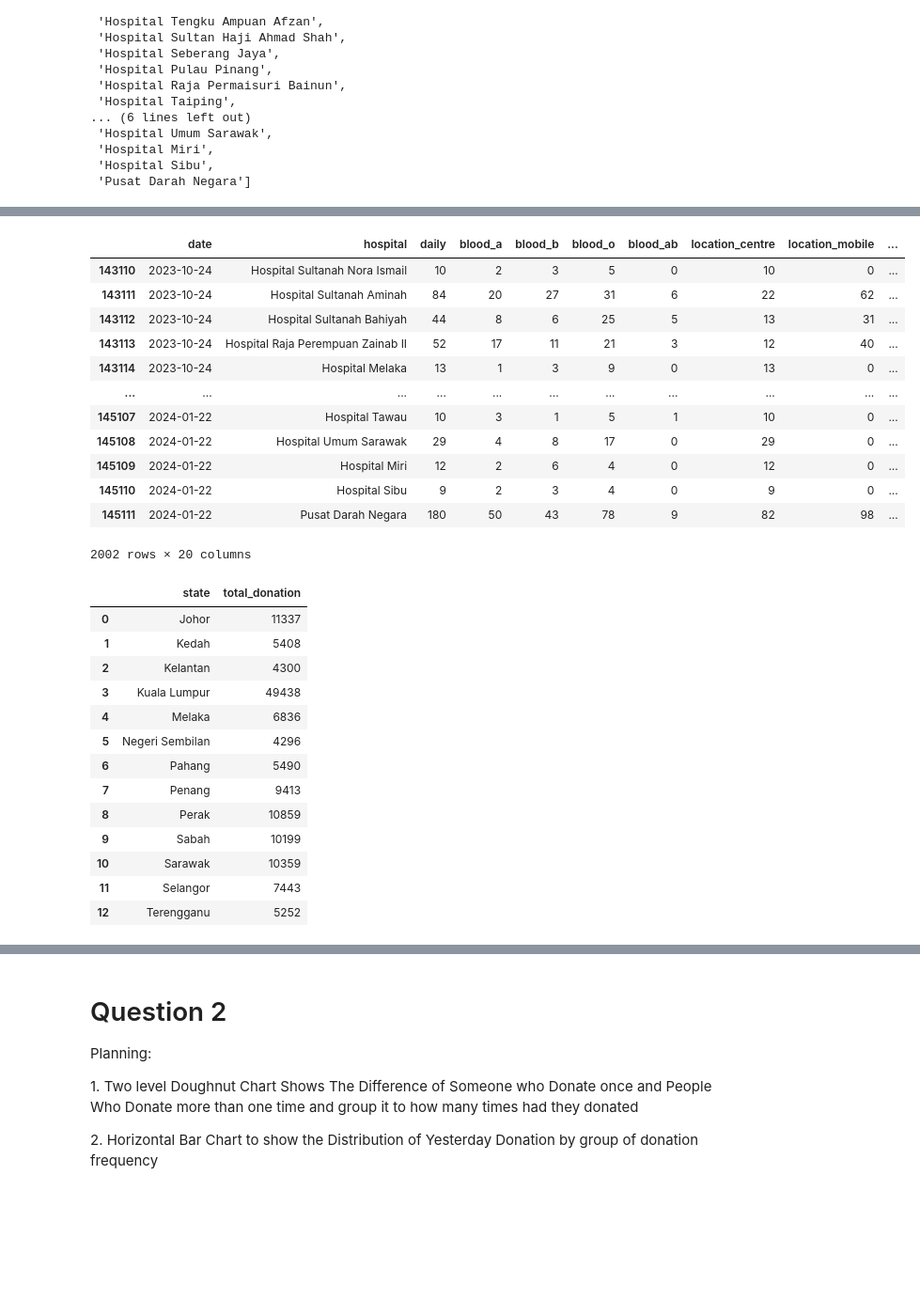
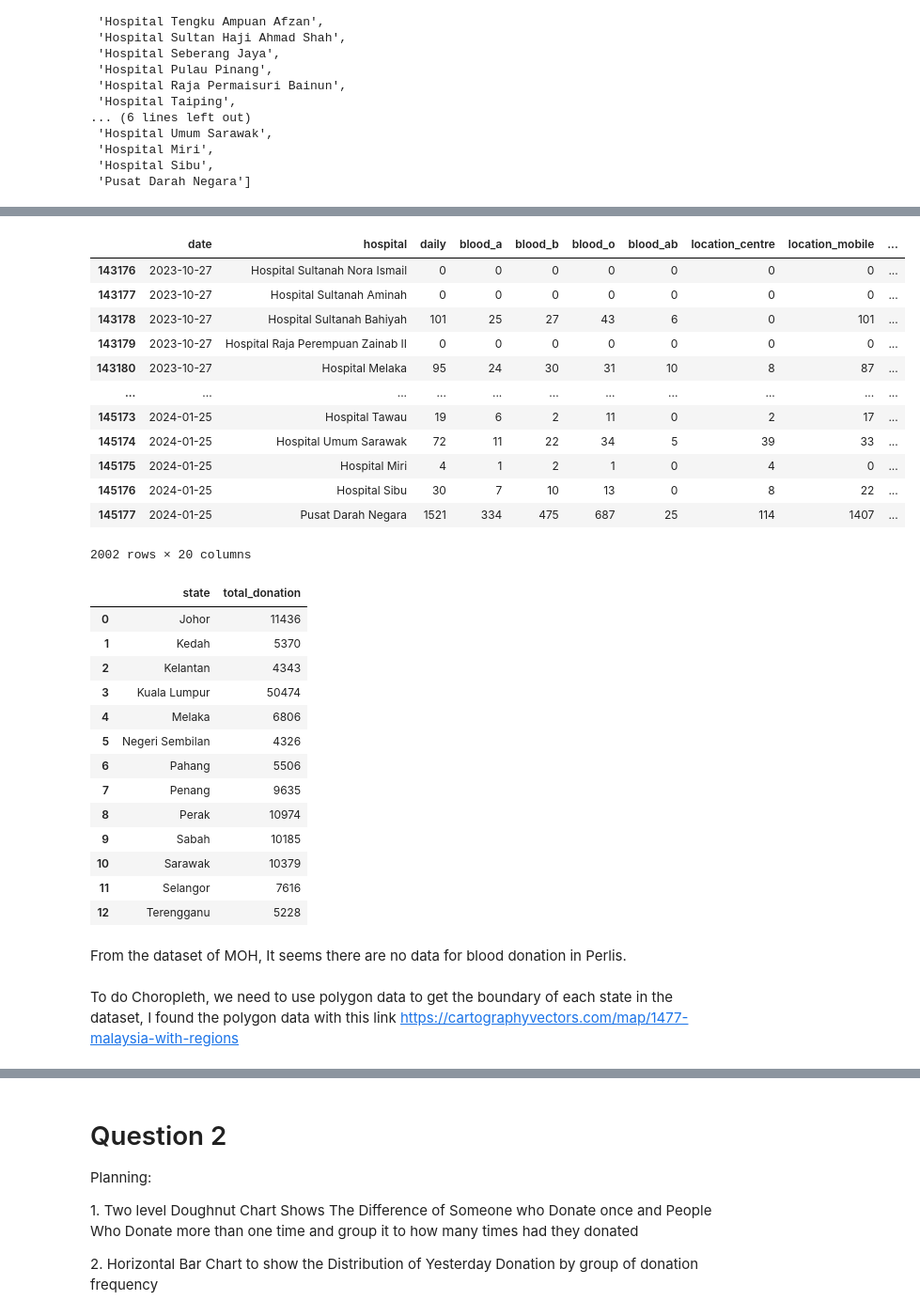
Before and after one commit to adleefuad/blood_donation, a Jupyter notebook: EDA.ipynb, the cells around one changed output, grey strips where cells are left out. Shown: that part at 94% size. Drawn from its saved outputs; the diff is of its cells as text; code cells hidden in the pictures; blank space fills up the shorter version.

```diff
--- a/EDA.ipynb
+++ b/EDA.ipynb
@@ -108,22 +110,23 @@ facility_df
 # %%
 #Filter the data by last 3 months
 facility_df['date']= pd.to_datetime(facility_df['date']) # set the column data type into pandas datetime
-last_3_months = max(facility_df['date'])-pd.Timedelta(days=90)
-last3_df = facility_df[facility_df['date']>=last_3_months]
+latest_date = max(facility_df['date']) #Get the latest date in the dataframe
+last_3_months = latest_date-pd.Timedelta(days=90) #Get the date 3 months ago
+last3_df = facility_df[facility_df['date']>=last_3_months] #Filter the data by last 3 months
 last3_df
 # %% [output]
 |  | date | hospital | daily | blood_a | blood_b | blood_o | blood_ab | location_centre | location_mobile | ... |
-| 143110 | 2023-10-24 | Hospital Sultanah Nora Ismail | 10 | 2 | 3 | 5 | 0 | 10 | 0 | ... |
-| 143111 | 2023-10-24 | Hospital Sultanah Aminah | 84 | 20 | 27 | 31 | 6 | 22 | 62 | ... |
-| 143112 | 2023-10-24 | Hospital Sultanah Bahiyah | 44 | 8 | 6 | 25 | 5 | 13 | 31 | ... |
-| 143113 | 2023-10-24 | Hospital Raja Perempuan Zainab II | 52 | 17 | 11 | 21 | 3 | 12 | 40 | ... |
-| 143114 | 2023-10-24 | Hospital Melaka | 13 | 1 | 3 | 9 | 0 | 13 | 0 | ... |
+| 143176 | 2023-10-27 | Hospital Sultanah Nora Ismail | 0 | 0 | 0 | 0 | 0 | 0 | 0 | ... |
+| 143177 | 2023-10-27 | Hospital Sultanah Aminah | 0 | 0 | 0 | 0 | 0 | 0 | 0 | ... |
+| 143178 | 2023-10-27 | Hospital Sultanah Bahiyah | 101 | 25 | 27 | 43 | 6 | 0 | 101 | ... |
+| 143179 | 2023-10-27 | Hospital Raja Perempuan Zainab II | 0 | 0 | 0 | 0 | 0 | 0 | 0 | ... |
+| 143180 | 2023-10-27 | Hospital Melaka | 95 | 24 | 30 | 31 | 10 | 8 | 87 | ... |
 | ... | ... | ... | ... | ... | ... | ... | ... | ... | ... | ... |
-| 145107 | 2024-01-22 | Hospital Tawau | 10 | 3 | 1 | 5 | 1 | 10 | 0 | ... |
-| 145108 | 2024-01-22 | Hospital Umum Sarawak | 29 | 4 | 8 | 17 | 0 | 29 | 0 | ... |
-| 145109 | 2024-01-22 | Hospital Miri | 12 | 2 | 6 | 4 | 0 | 12 | 0 | ... |
-| 145110 | 2024-01-22 | Hospital Sibu | 9 | 2 | 3 | 4 | 0 | 9 | 0 | ... |
-| 145111 | 2024-01-22 | Pusat Darah Negara | 180 | 50 | 43 | 78 | 9 | 82 | 98 | ... |
+| 145173 | 2024-01-25 | Hospital Tawau | 19 | 6 | 2 | 11 | 0 | 2 | 17 | ... |
+| 145174 | 2024-01-25 | Hospital Umum Sarawak | 72 | 11 | 22 | 34 | 5 | 39 | 33 | ... |
+| 145175 | 2024-01-25 | Hospital Miri | 4 | 1 | 2 | 1 | 0 | 4 | 0 | ... |
+| 145176 | 2024-01-25 | Hospital Sibu | 30 | 7 | 10 | 13 | 0 | 8 | 22 | ... |
+| 145177 | 2024-01-25 | Pusat Darah Negara | 1521 | 334 | 475 | 687 | 25 | 114 | 1407 | ... |
 2002 rows × 20 columns
 # %%
 #group by state
@@ -131,17 +134,22 @@ state3_df = last3_df.groupby('state')['daily'].sum().reset_index(name='total_don
 state3_df
 # %% [output]
 |  | state | total_donation |
-| 0 | Johor | 11337 |
-| 1 | Kedah | 5408 |
-| 2 | Kelantan | 4300 |
-| 3 | Kuala Lumpur | 49438 |
-| 4 | Melaka | 6836 |
-| 5 | Negeri Sembilan | 4296 |
-| 6 | Pahang | 5490 |
-| 7 | Penang | 9413 |
-| 8 | Perak | 10859 |
-| 9 | Sabah | 10199 |
-| 10 | Sarawak | 10359 |
-| 11 | Selangor | 7443 |
-| 12 | Terengganu | 5252 |
+| 0 | Johor | 11436 |
+| 1 | Kedah | 5370 |
+| 2 | Kelantan | 4343 |
+| 3 | Kuala Lumpur | 50474 |
+| 4 | Melaka | 6806 |
+| 5 | Negeri Sembilan | 4326 |
+| 6 | Pahang | 5506 |
+| 7 | Penang | 9635 |
+| 8 | Perak | 10974 |
+| 9 | Sabah | 10185 |
+| 10 | Sarawak | 10379 |
+| 11 | Selangor | 7616 |
+| 12 | Terengganu | 5228 |
+# %% [markdown]
+From the dataset of MOH, It seems there are no data for blood donation in Perlis.
+# %% [markdown]
+To do Choropleth, we need to use polygon data to get the boundary of each state in the dataset,
+I found the polygon data with this link https://cartographyvectors.com/map/1477-malaysia-with-regions
 # %%
```
Also changed, not shown: parts of 15 cells of this notebook, 1 other file.
